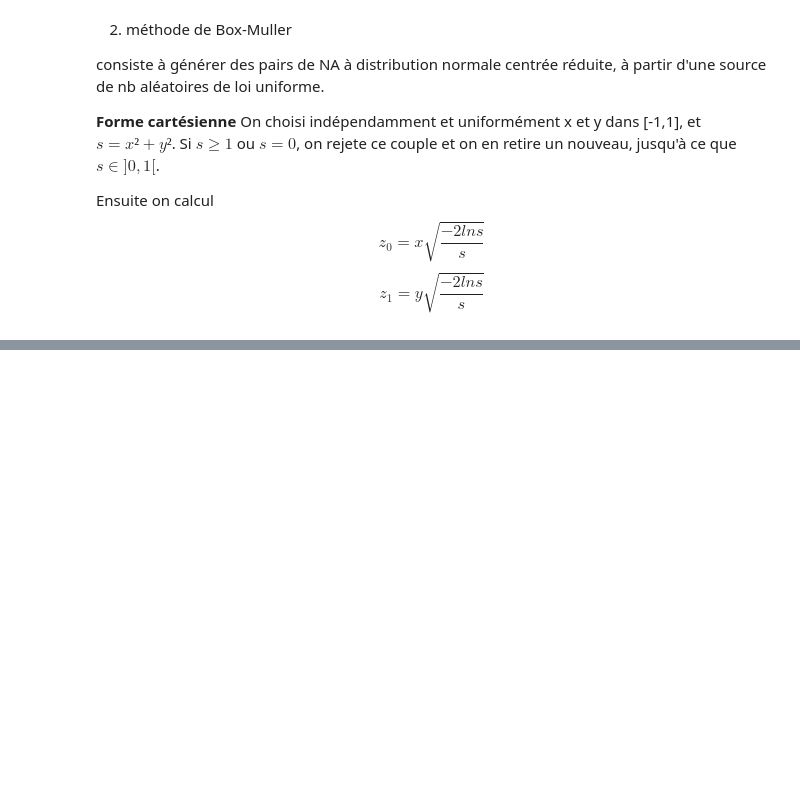
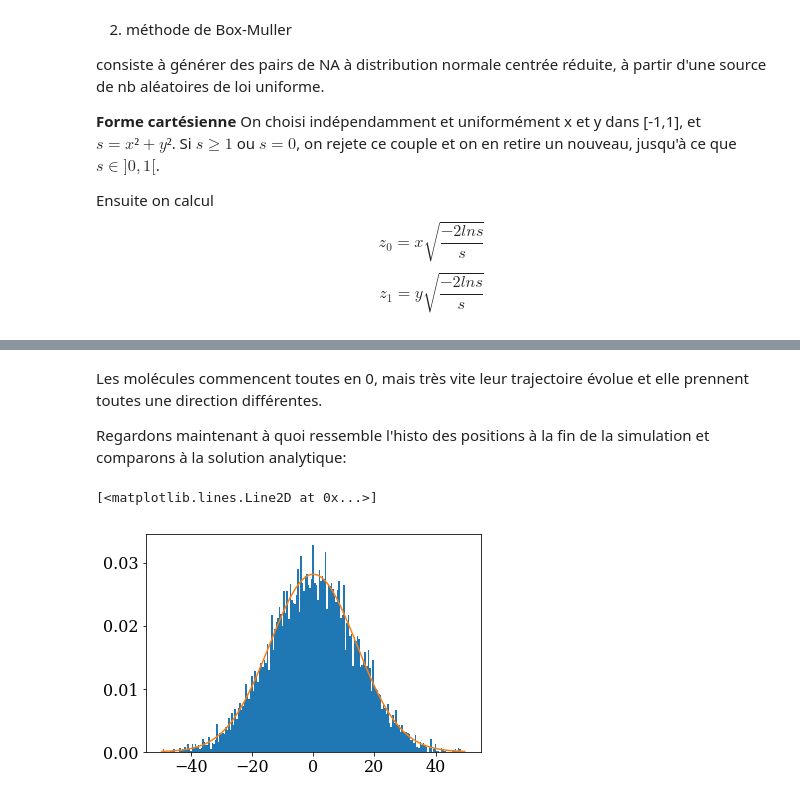
Before and after one commit to njohnsto/numerical-mooc, a Jupyter notebook: lesson6.ipynb, the cells around one changed output, grey strips where cells are left out. Cells and saved outputs as stored; diff of their text form; code cells hidden in the pictures; blank space fills up the shorter version.

```diff
--- a/lesson6.ipynb
+++ b/lesson6.ipynb
@@ -253,0 +344,18 @@ print(z0,z1)
+# %% [markdown]
+Les molécules commencent toutes en 0, mais très vite leur trajectoire évolue et elle prennent toutes une direction différentes.
+
+Regardons maintenant à quoi ressemble l'histo des positions à la fin de la simulation et comparons à la solution analytique:
+# %%
+binwidth=0.5
+bins= np.arange(-50,50,binwidth)
+bins=bins+binwidth/2
+
+bin_centers = bins[:-1]+binwidth/2
+
+plt.hist(x[nt], bins, normed=True);
+
+sigmat2=2*alpha*T+sigma**2
+plt.plot(bin_centers, np.exp(-bin_centers**2/(2.0*sigmat2))/np.sqrt(2*np.pi*sigmat2))
+# %% [output]
+[<matplotlib.lines.Line2D at 0x...>]
+[figure, added]
```
Also changed, not shown: parts of 15 cells of this notebook.
